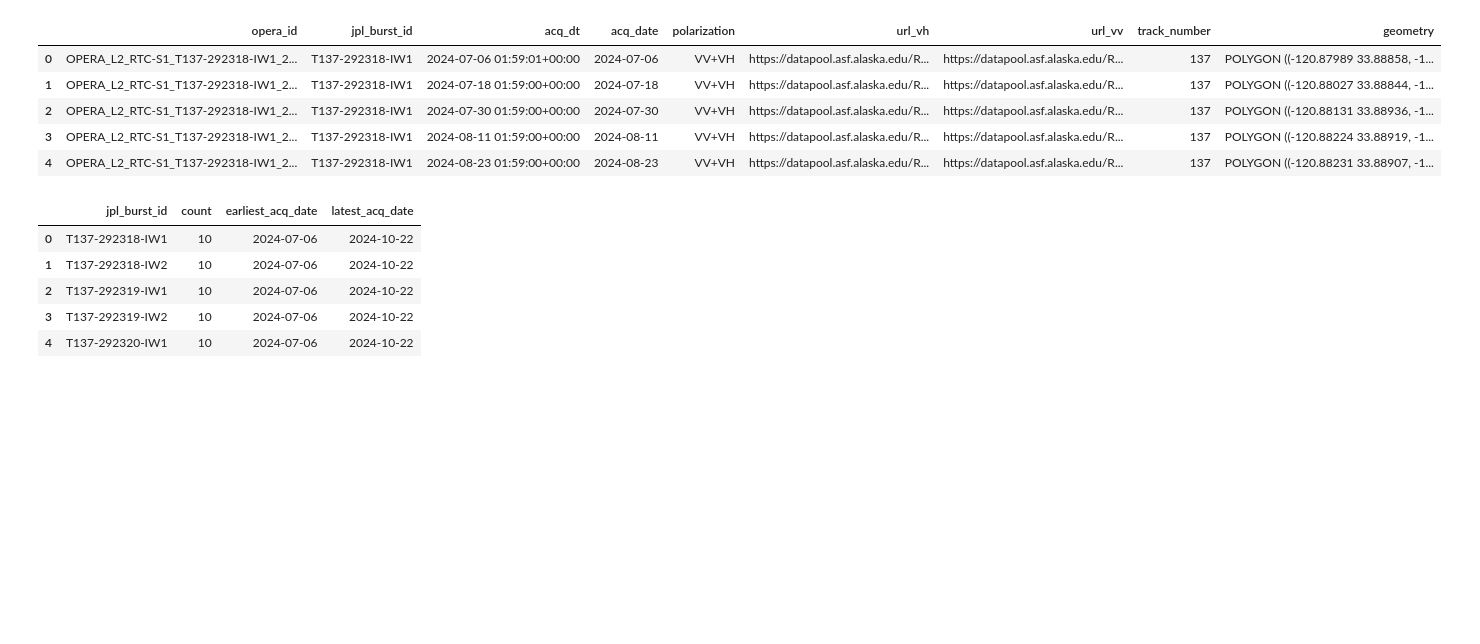
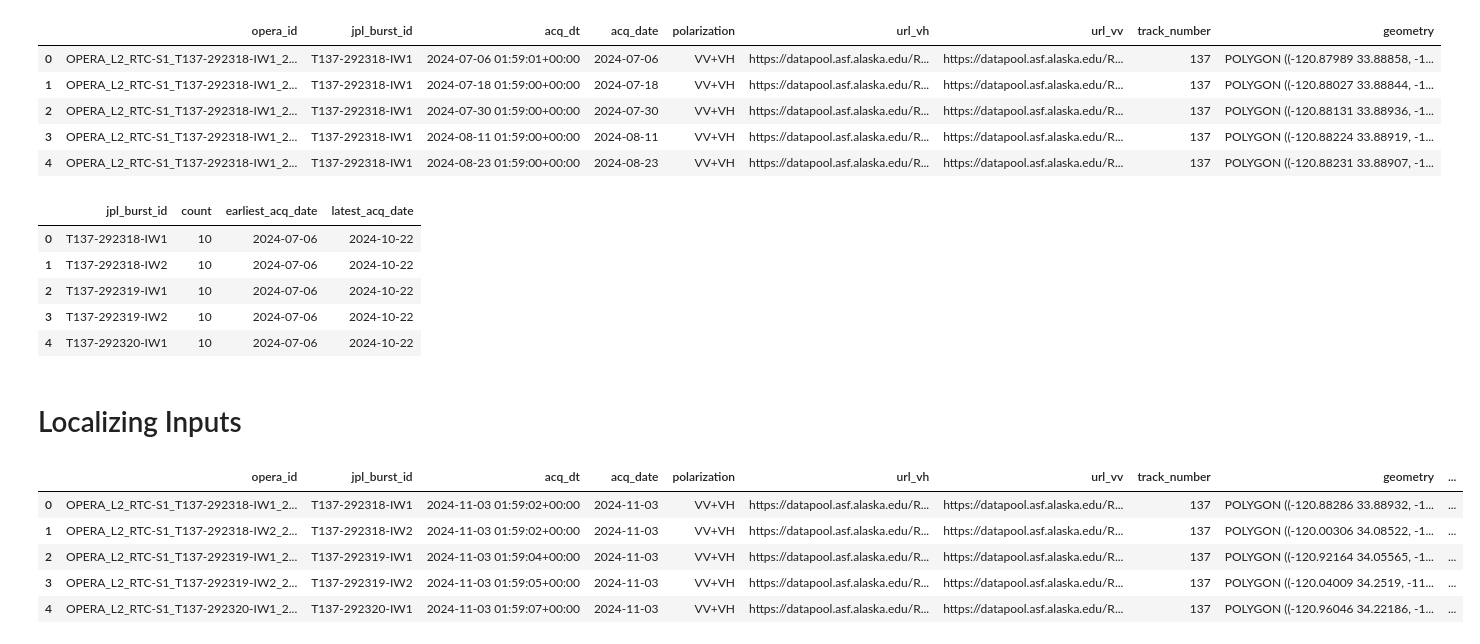
Before and after one commit to opera-adt/dist-s1-enumerator, a Jupyter notebook: notebooks/A__Staging_Inputs_for_One_MGRS_Tile.ipynb, the cells around one changed output. Cells and saved outputs as stored; diff of their text form; code cells hidden in the pictures; blank space fills up the shorter version.

Commit message:
localize data

```diff
--- a/notebooks/A_Staging_Inputs_for_1_MGRS_Tile.ipynb
+++ b/notebooks/A__Staging_Inputs_for_One_MGRS_Tile.ipynb
@@ -55,5 +59,5 @@ df_mgrs_burst_luts.head()
 # %%
-df_bursts = get_burst_table_from_mgrs_tiles(['10SGD'])
+df_bursts = get_burst_table_from_mgrs_tiles([MGRS_TILE])
 df_bursts.head()
 # %% [output]
 |  | jpl_burst_id | geometry | acq_group_id_within_mgrs_tile | mgrs_tile_id |
@@ -104,11 +108,11 @@ df_burst_group = df_bursts[df_bursts.acq_group_id_within_mgrs_tile == group_id].
 burst_ids_group = df_burst_group.jpl_burst_id.tolist()
 
 today = datetime.today()
-df_rtc_post = get_most_recent_img_metadata_in_date_range(burst_ids_group,
-                                                         latest_acceptable_acq_dt= today,
-                                                         earliest_acceptable_acq_dt= today - timedelta(days=30),
-                                                         maximum_variation_in_acq_dts_seconds=60,
-                                                         n_images_per_burst = 1)
+df_rtc_post = get_most_recent_rtc_s1_metadata_in_date_range_and_fixed_track(burst_ids_group,
+                                                                            latest_acceptable_acq_dt= today,
+                                                                            earliest_acceptable_acq_dt= today - timedelta(days=30),
+                                                                            maximum_variation_in_acq_dts_seconds=60,
+                                                                            n_images_per_burst = 1)
 df_rtc_post.head()
 # %% [output]
 |  | opera_id | jpl_burst_id | acq_dt | acq_date | polarization | url_vh | url_vv | track_number | geometry |
@@ -173,3 +177,5 @@ df_rtc_pre_agg.head()
 | 2 | T137-292319-IW1 | 10 | 2024-07-06 | 2024-10-22 |
 | 3 | T137-292319-IW2 | 10 | 2024-07-06 | 2024-10-22 |
 | 4 | T137-292320-IW1 | 10 | 2024-07-06 | 2024-10-22 |
+# %% [markdown]
+# Localizing Inputs
@@ -175,0 +184,3 @@ df_rtc_pre_agg.head()
+# %%
+mgrs_dir = Path('out')/ MGRS_TILE
+mgrs_dir.mkdir(exist_ok=True, parents=True)
@@ -175,0 +189,11 @@ df_rtc_pre_agg.head()
+# %%
+df_rtc_post_loc = localize_rtc_s1_ts(df_rtc_post, mgrs_dir, max_workers=5)
+# %%
+df_rtc_post_loc.head()
+# %% [output]
+|  | opera_id | jpl_burst_id | acq_dt | acq_date | polarization | url_vh | url_vv | track_number | geometry | ... |
+| 0 | OPERA_L2_RTC-S1_T137-292318-IW1_2... | T137-292318-IW1 | 2024-11-03 01:59:02+00:00 | 2024-11-03 | VV+VH | https://datapool.asf.alaska.edu/R... | https://datapool.asf.alaska.edu/R... | 137 | POLYGON ((-120.88286 33.88932, -1... | ... |
+| 1 | OPERA_L2_RTC-S1_T137-292318-IW2_2... | T137-292318-IW2 | 2024-11-03 01:59:02+00:00 | 2024-11-03 | VV+VH | https://datapool.asf.alaska.edu/R... | https://datapool.asf.alaska.edu/R... | 137 | POLYGON ((-120.00306 34.08522, -1... | ... |
+| 2 | OPERA_L2_RTC-S1_T137-292319-IW1_2... | T137-292319-IW1 | 2024-11-03 01:59:04+00:00 | 2024-11-03 | VV+VH | https://datapool.asf.alaska.edu/R... | https://datapool.asf.alaska.edu/R... | 137 | POLYGON ((-120.92164 34.05565, -1... | ... |
+| 3 | OPERA_L2_RTC-S1_T137-292319-IW2_2... | T137-292319-IW2 | 2024-11-03 01:59:05+00:00 | 2024-11-03 | VV+VH | https://datapool.asf.alaska.edu/R... | https://datapool.asf.alaska.edu/R... | 137 | POLYGON ((-120.04009 34.2519, -11... | ... |
+| 4 | OPERA_L2_RTC-S1_T137-292320-IW1_2... | T137-292320-IW1 | 2024-11-03 01:59:07+00:00 | 2024-11-03 | VV+VH | https://datapool.asf.alaska.edu/R... | https://datapool.asf.alaska.edu/R... | 137 | POLYGON ((-120.96046 34.22186, -1... | ... |
```
Also changed, not shown: parts of 8 cells of this notebook, 7 other files.
